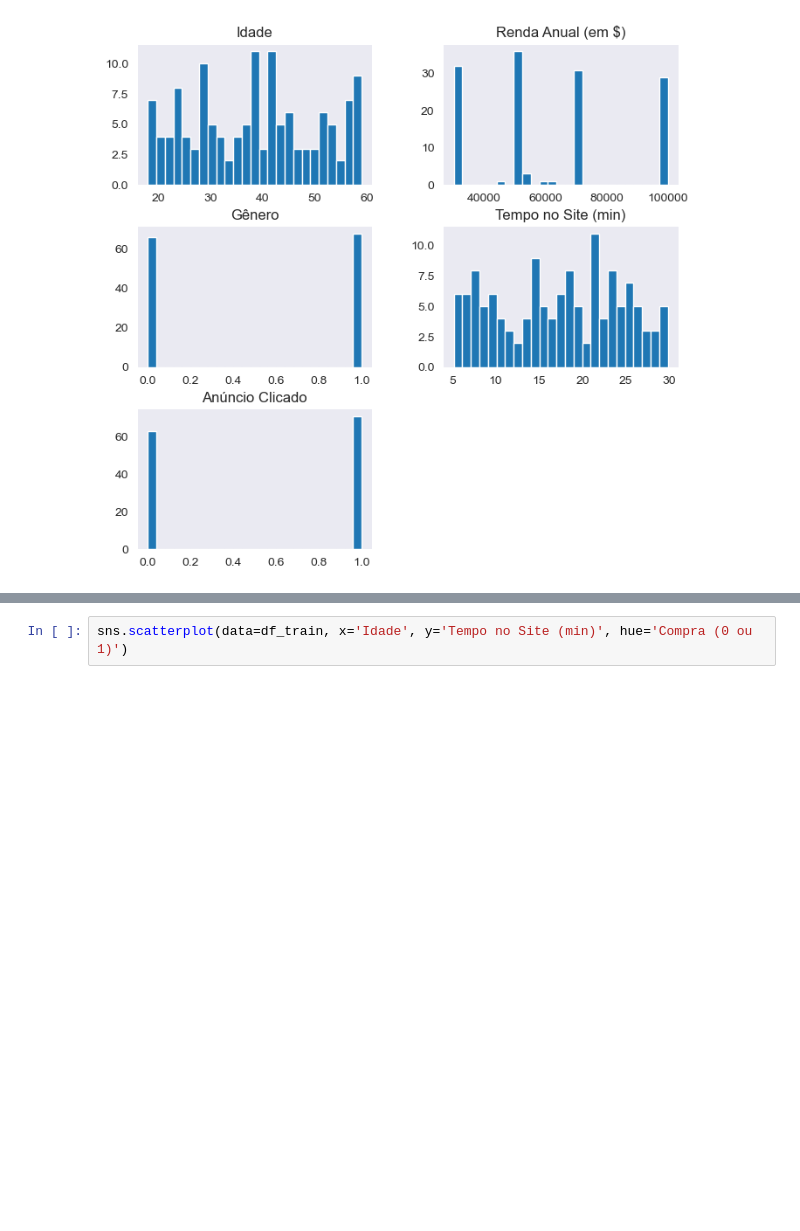
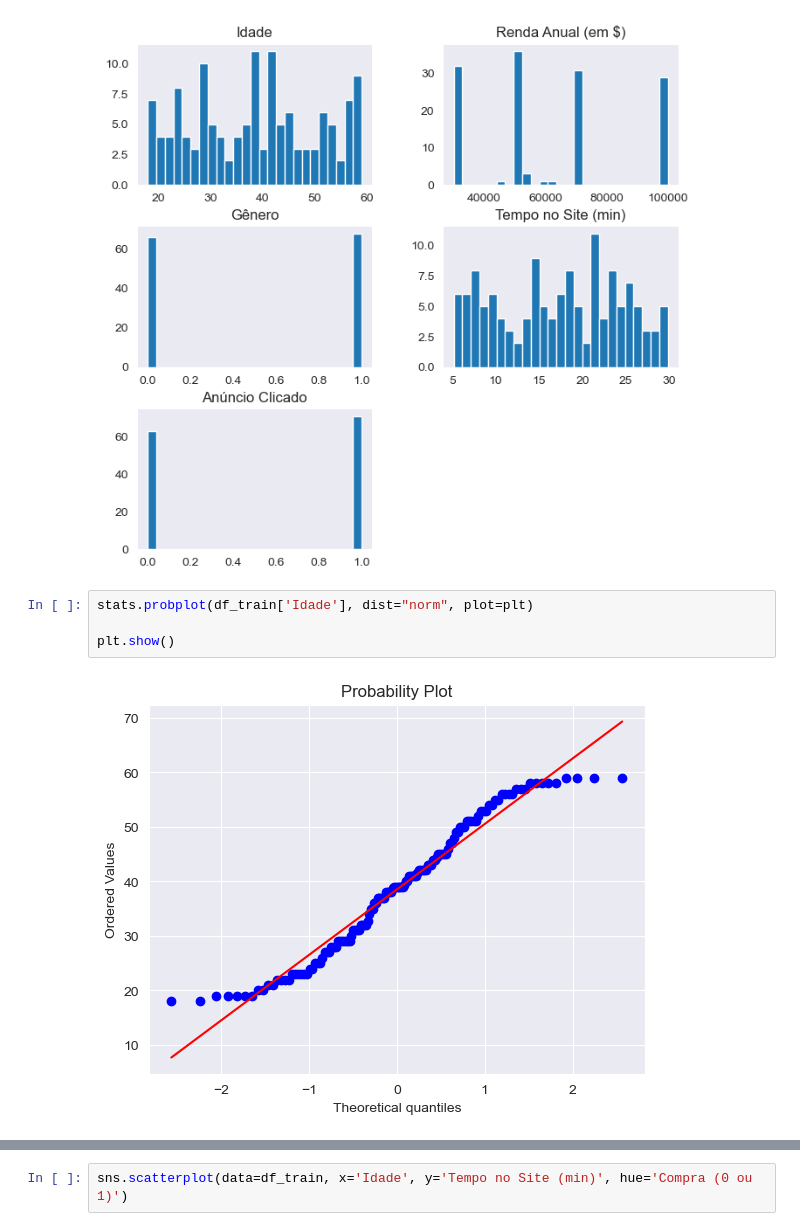
Before and after one commit to vtpaiva/house-sell-predict, a Jupyter notebook: analysis.ipynb, the cells around one changed output, grey strips where cells are left out. Drawn from its saved outputs; the diff is of its cells as text; blank space fills up the shorter version.

```diff
--- a/analysis.ipynb
+++ b/analysis.ipynb
@@ -164,3 +165,9 @@ sns.despine()
 plt.show()
 # %% [output]
 [figure]
+# %%
+stats.probplot(df_train['Idade'], dist="norm", plot=plt)
+
+plt.show()
+# %% [output]
+[figure, added]
```
Also changed, not shown: parts of 2 cells of this notebook.
